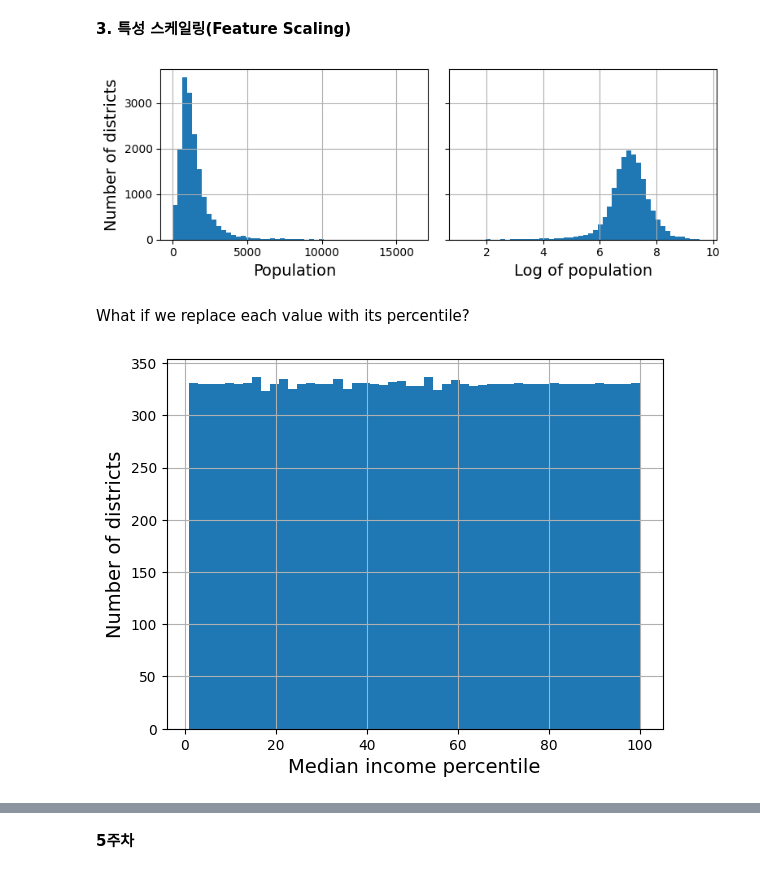
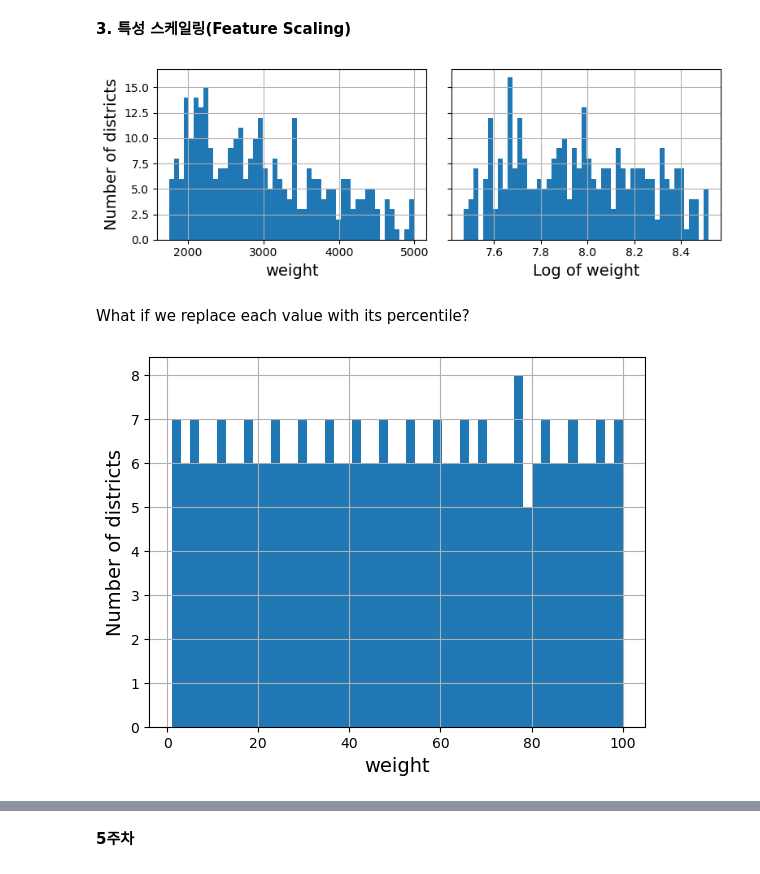
Before and after one commit to sakura09040904/Portfolio, a Jupyter notebook: 2. 1학년2학기/python/1. 어프렌티스프로젝트/5주차_과제1.ipynb, the cells around one changed output, grey strips where cells are left out. Drawn from its saved outputs; the diff is of its cells as text; code cells hidden in the pictures.

```diff
--- a/2. 1학년2학기/python/1. 어프렌티스프로젝트/5주차_과제1.ipynb
+++ b/2. 1학년2학기/python/1. 어프렌티스프로젝트/5주차_과제1.ipynb
@@ -618,33 +614,33 @@ housing_num_std_scaled = std_scaler.fit_transform(housing_num)
 # %%
 # extra code – this cell generates Figure 2–17
 fig, axs = plt.subplots(1, 2, figsize=(8, 3), sharey=True)
-housing["population"].hist(ax=axs[0], bins=50)
-housing["population"].apply(np.log).hist(ax=axs[1], bins=50)
-axs[0].set_xlabel("Population")
-axs[1].set_xlabel("Log of population")
+mpg["weight"].hist(ax=axs[0], bins=50)
+mpg["weight"].apply(np.log).hist(ax=axs[1], bins=50)
+axs[0].set_xlabel("weight")
+axs[1].set_xlabel("Log of weight")
 axs[0].set_ylabel("Number of districts")
 save_fig("long_tail_plot")
 plt.show()
 # %% [output]
-[figure, old version]
+[figure, new version]
 # %% [markdown]
 What if we replace each value with its percentile?
 # %%
 # extra code – just shows that we get a uniform distribution
-percentiles = [np.percentile(housing["median_income"], p)
+percentiles = [np.percentile(mpg["weight"], p)
                for p in range(1, 100)]
-flattened_median_income = pd.cut(housing["median_income"],
+flattened_weight = pd.cut(mpg["weight"],
                                  bins=[-np.inf] + percentiles + [np.inf],
                                  labels=range(1, 100 + 1))
-flattened_median_income.hist(bins=50)
-plt.xlabel("Median income percentile")
+flattened_weight.hist(bins=50)
+plt.xlabel("weight")
 plt.ylabel("Number of districts")
 plt.show()
 # Note: incomes below the 1st percentile are labeled 1, and incomes above the
 # 99th percentile are labeled 100. This is why the distribution below ranges
 # from 1 to 100 (not 0 to 100).
 # %% [output]
-[figure, old version]
+[figure, new version]
 # %%
 from sklearn.metrics.pairwise import rbf_kernel
 
```
Also changed, not shown: parts of 27 cells of this notebook, 9 other files.
